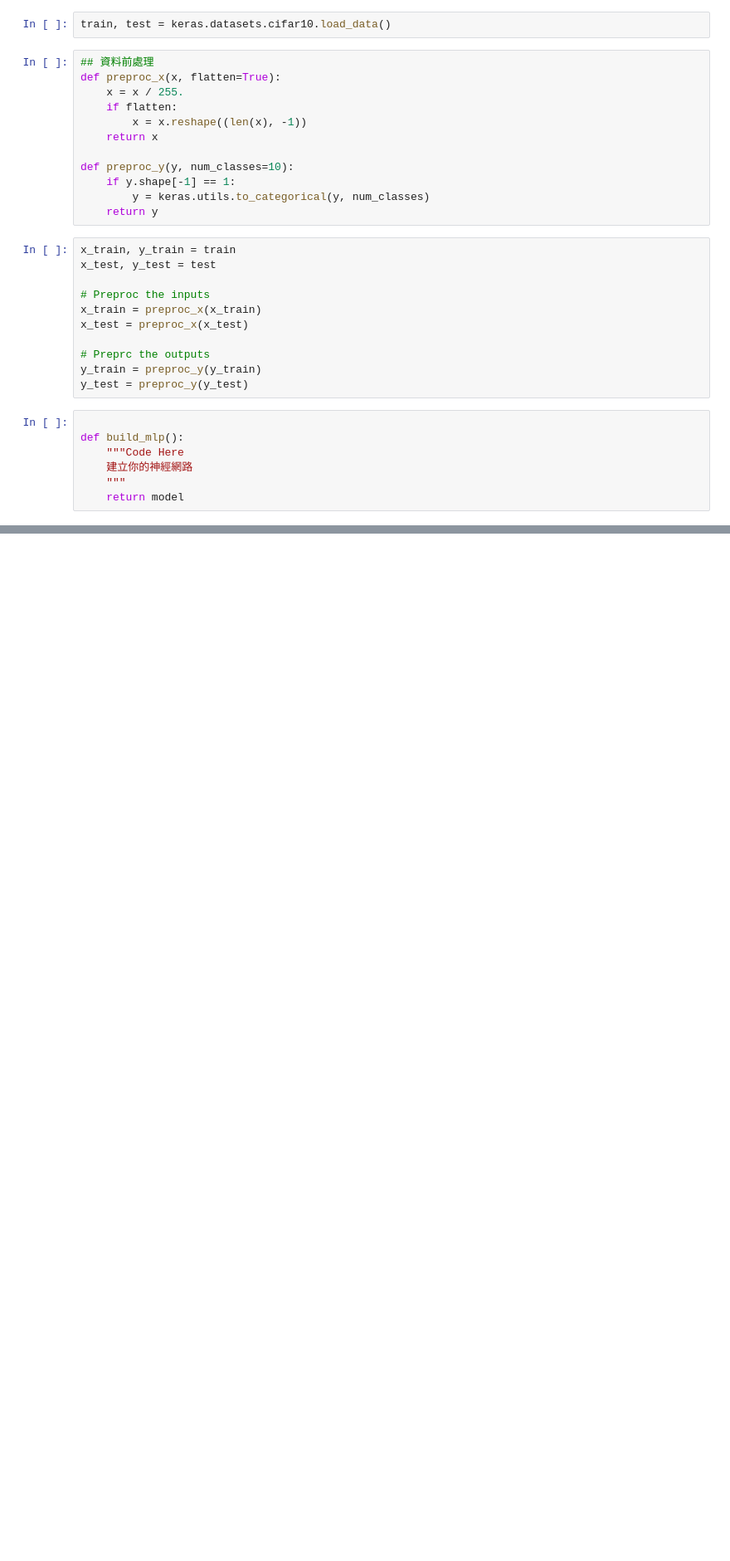
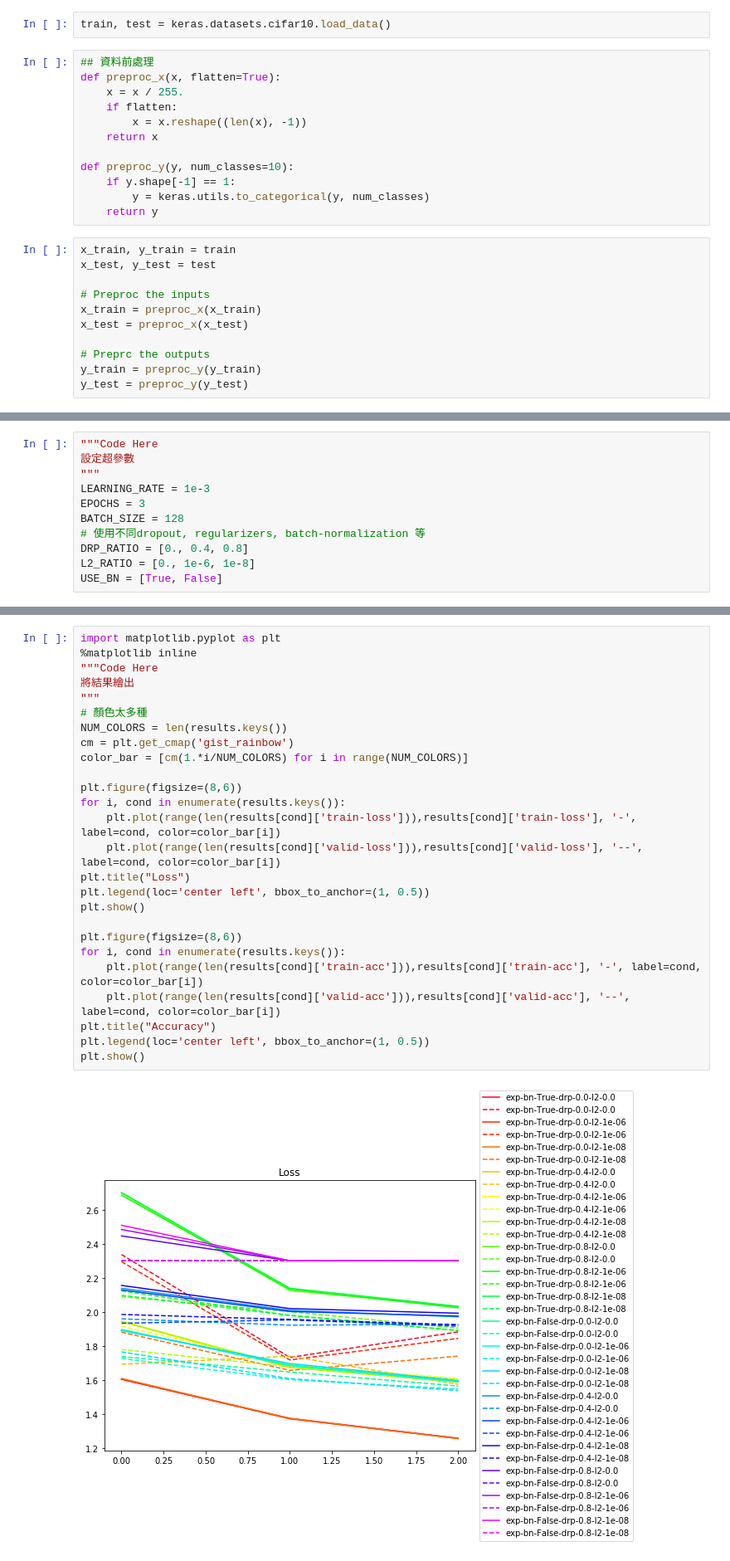
Before and after one commit to wells56/3rd-ML100Days, a Jupyter notebook: homework/Day084_HW.ipynb, the cells around one changed output, grey strips where cells are left out. Shown at 83% size. Drawn from its saved outputs; the diff is of its cells as text; blank space fills up the shorter version.

```diff
--- a/homework/Day084_HW.ipynb
+++ b/homework/Day084_HW.ipynb
@@ -32,10 +34,3 @@ x_test = preproc_x(x_test)
 # Preprc the outputs
 y_train = preproc_y(y_train)
 y_test = preproc_y(y_test)
-# %%
-
-def build_mlp():
-    """Code Here
-    建立你的神經網路
-    """
-    return model
@@ -56,0 +74,11 @@ import matplotlib.pyplot as plt
+# %%
+"""Code Here
+設定超參數
+"""
+LEARNING_RATE = 1e-3
+EPOCHS = 3
+BATCH_SIZE = 128
+# 使用不同dropout, regularizers, batch-normalization 等
+DRP_RATIO = [0., 0.4, 0.8]
+L2_RATIO = [0., 1e-6, 1e-8]
+USE_BN = [True, False]
@@ -56,0 +130,28 @@ import matplotlib.pyplot as plt
+# %%
+import matplotlib.pyplot as plt
+%matplotlib inline
+"""Code Here
+將結果繪出
+"""
+# 顏色太多種
+NUM_COLORS = len(results.keys())
+cm = plt.get_cmap('gist_rainbow')
+color_bar = [cm(1.*i/NUM_COLORS) for i in range(NUM_COLORS)]
+
+plt.figure(figsize=(8,6))
+for i, cond in enumerate(results.keys()):
+    plt.plot(range(len(results[cond]['train-loss'])),results[cond]['train-loss'], '-', label=cond, color=color_bar[i])
+    plt.plot(range(len(results[cond]['valid-loss'])),results[cond]['valid-loss'], '--', label=cond, color=color_bar[i])
+plt.title("Loss")
+plt.legend(loc='center left', bbox_to_anchor=(1, 0.5))
+plt.show()
+
+plt.figure(figsize=(8,6))
+for i, cond in enumerate(results.keys()):
+    plt.plot(range(len(results[cond]['train-acc'])),results[cond]['train-acc'], '-', label=cond, color=color_bar[i])
+    plt.plot(range(len(results[cond]['valid-acc'])),results[cond]['valid-acc'], '--', label=cond, color=color_bar[i])
+plt.title("Accuracy")
+plt.legend(loc='center left', bbox_to_anchor=(1, 0.5))
+plt.show()
+# %% [output]
+[figure, added]
```
Also changed, not shown: parts of 7 cells of this notebook.
